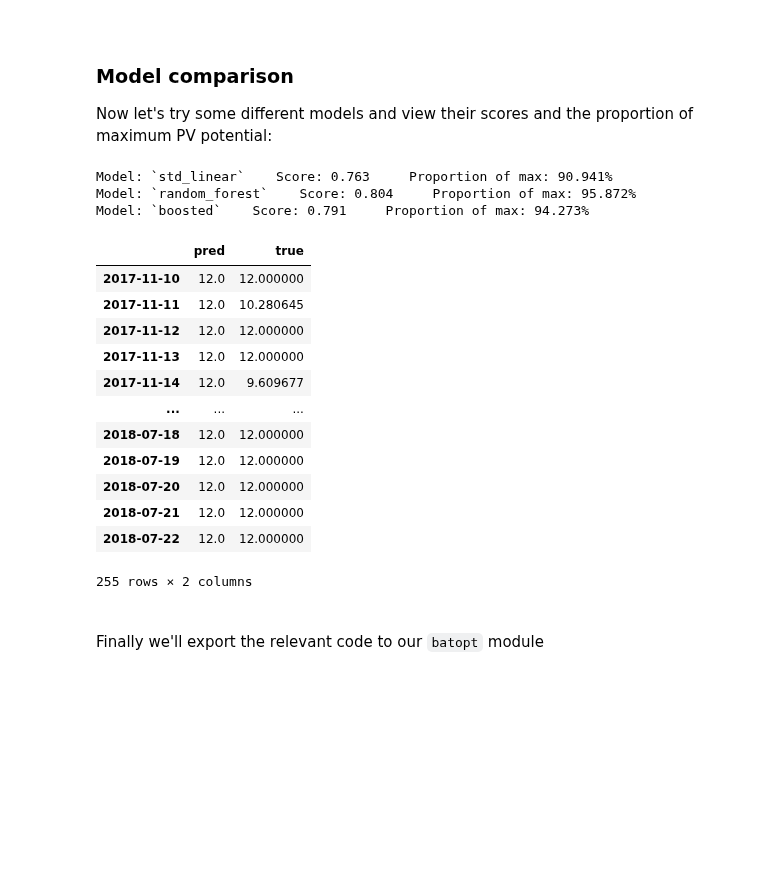
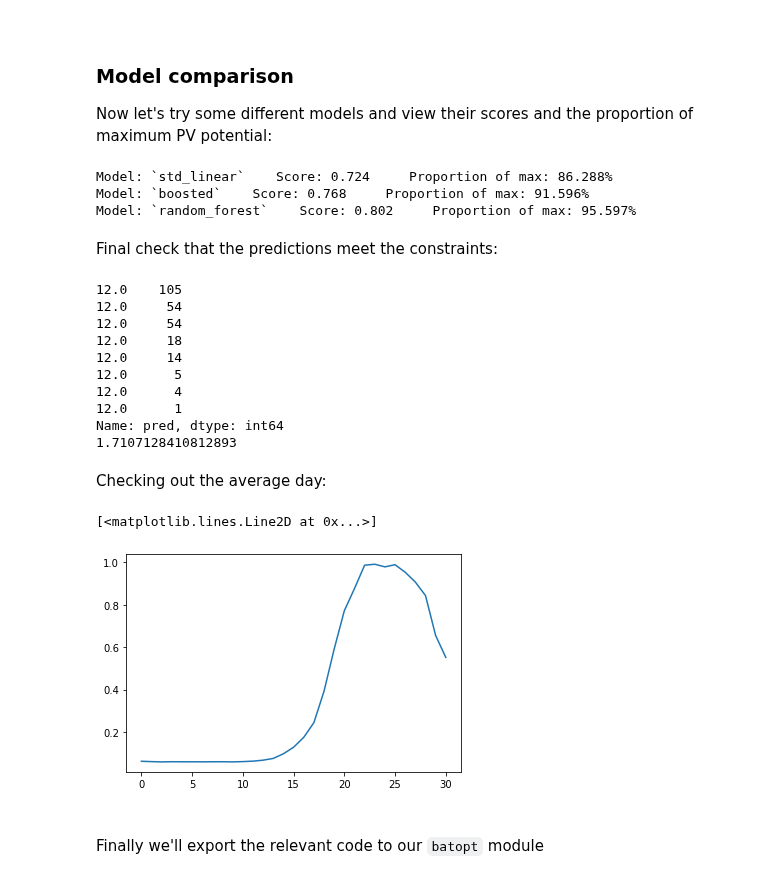
Before and after one commit to AyrtonB/WPD-DS-Challenge, a Jupyter notebook: nbs/03-battery-charge.ipynb, the cells around one changed output. Drawn from its saved outputs; the diff is of its cells as text; code cells hidden in the pictures; blank space fills up the shorter version.

```diff
--- a/nbs/03-battery-charge.ipynb
+++ b/nbs/03-battery-charge.ipynb
@@ -596,8 +534,8 @@ Now let's try some different models and view their scores and the proportion of
 # %%
 models = {
     'std_linear': LinearRegression(),
+    'boosted': GradientBoostingRegressor(),
     'random_forest': RandomForestRegressor(),
-    'boosted': GradientBoostingRegressor()
 }
 
 for key in models:
@@ -609,25 +547,33 @@ for key in models:
     prop_max = prop_max_solar(schedule, solar_profile)
     print(f"Model: `{key}`    Score: {score:.3f}     Proportion of max: {100*prop_max:.3f}%")
 # %% [output]
-Model: `std_linear`    Score: 0.763     Proportion of max: 90.941%
-Model: `random_forest`    Score: 0.804     Proportion of max: 95.872%
-Model: `boosted`    Score: 0.791     Proportion of max: 94.273%
+Model: `std_linear`    Score: 0.724     Proportion of max: 86.288%
+Model: `boosted`    Score: 0.768     Proportion of max: 91.596%
+Model: `random_forest`    Score: 0.802     Proportion of max: 95.597%
+# %% [markdown]
+Final check that the predictions meet the constraints:
 # %%
-df_pred.groupby(df_pred.index.date).sum()
+print(df_pred['pred'].groupby(df_pred.index.date).sum().value_counts()) # Should sum to 12 MWh for all days
+print(np.max(df_pred['pred'])) # Max should not exceed 2.5 MW
 # %% [output]
-|  | pred | true |
-| 2017-11-10 | 12.0 | 12.000000 |
-| 2017-11-11 | 12.0 | 10.280645 |
-| 2017-11-12 | 12.0 | 12.000000 |
-| 2017-11-13 | 12.0 | 12.000000 |
-| 2017-11-14 | 12.0 | 9.609677 |
-| ... | ... | ... |
-| 2018-07-18 | 12.0 | 12.000000 |
-| 2018-07-19 | 12.0 | 12.000000 |
-| 2018-07-20 | 12.0 | 12.000000 |
-| 2018-07-21 | 12.0 | 12.000000 |
-| 2018-07-22 | 12.0 | 12.000000 |
-255 rows × 2 columns
+12.0    105
+12.0     54
+12.0     54
+12.0     18
+12.0     14
+12.0      5
+12.0      4
+12.0      1
+Name: pred, dtype: int64
+1.7107128410812893
+# %% [markdown]
+Checking out the average day:
+# %%
+average_day = df_pred.pred.astype('float').groupby(df_pred.index.time).mean().values
+plt.plot(average_day)
+# %% [output]
+[<matplotlib.lines.Line2D at 0x...>]
+[figure, added]
 # %% [markdown]
 <br>
 
```
Also changed, not shown: parts of 16 cells of this notebook, 4 other files.
